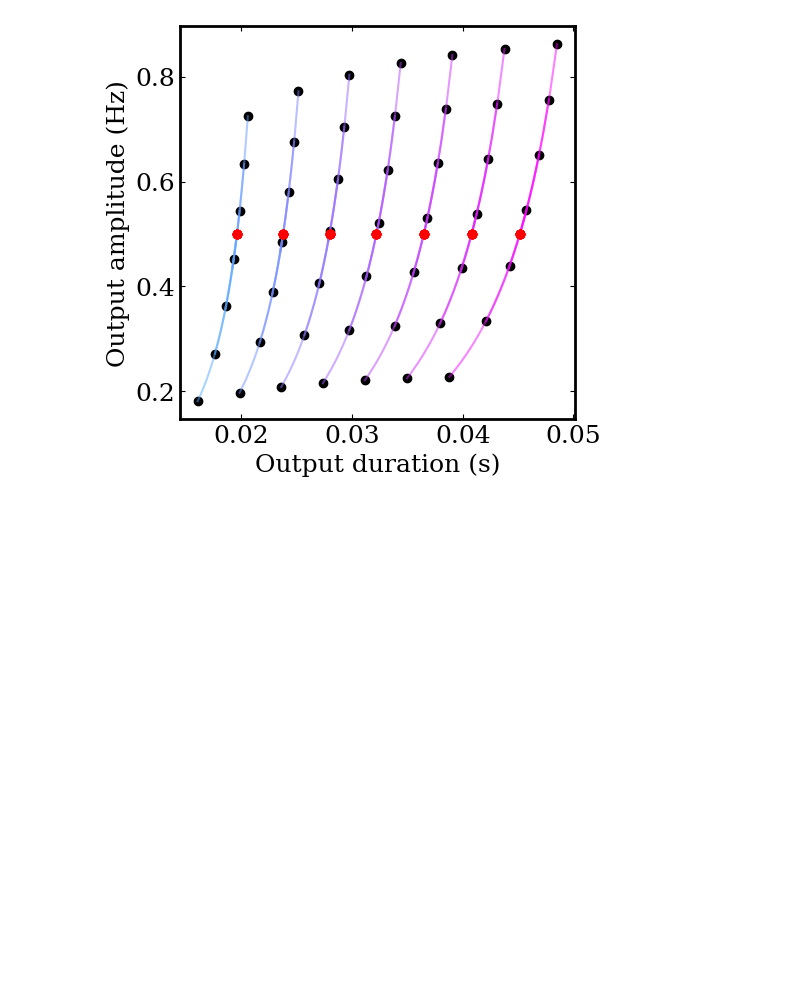
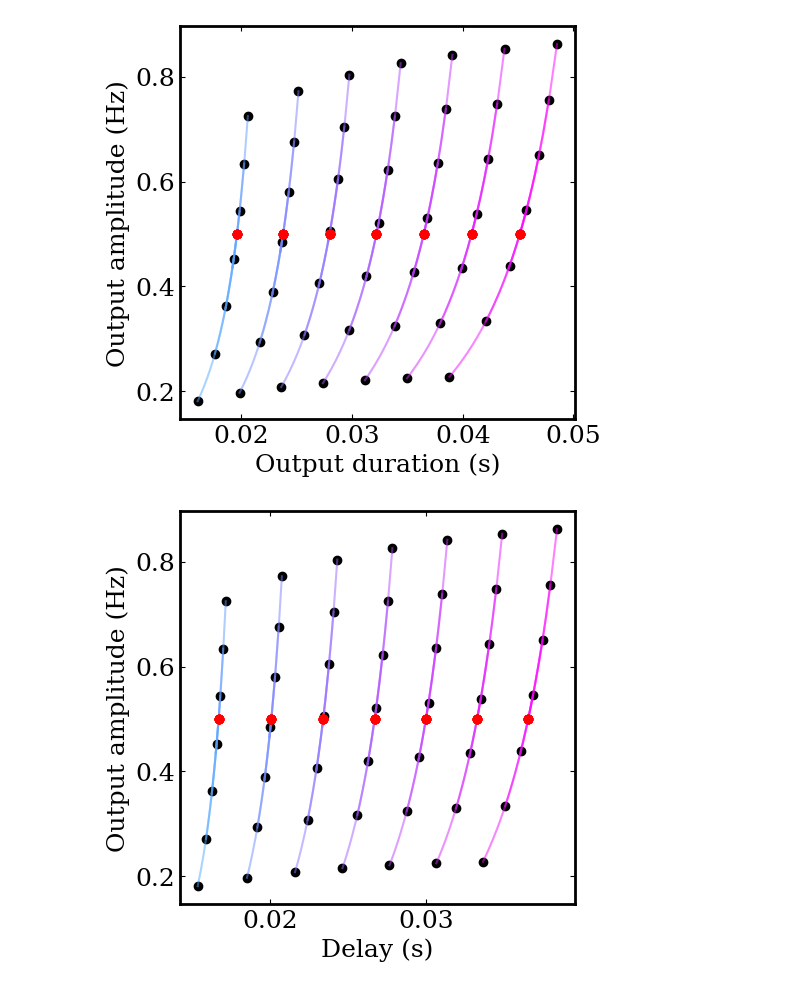
Before and after one commit to davidgbe/automated_plasticity_discovery, a Jupyter notebook: moment_control.ipynb, the cells around one changed output. Cells and saved outputs as stored; diff of their text form; code cells hidden in the pictures; blank space fills up the shorter version.

```diff
--- a/moment_control.ipynb
+++ b/moment_control.ipynb
@@ -407,5 +440,32 @@ plt.subplots_adjust(wspace=0, hspace=0.05)
 # %% [output]
 [figure]
+# %%
+scale = 1.7
+fig, axs = plt.subplots(1, 1, figsize=(3 * scale, 3 * scale))
+
+colors = get_ordered_colors('cool', len(trajs))
+for i_traj in range(0, trajs.shape[0], 1):
+    if i_traj % 10 < 3 or i_traj < 30:
+        continue
+    traj = trajs[i_traj, :]
+
+    x_idxs = np.arange(5, len(traj), 3)
+    y_idxs = np.arange(4, len(traj), 3)
+    axs.plot(traj[x_idxs], traj[y_idxs], color=colors[i_traj], alpha=0.5)
+#     axs.plot(traj[[0, 2]], traj[[1, 3]], '--', color=colors[i_traj], alpha=0.5)
+    axs.scatter([traj[5]], [traj[4]], color='black')
+    axs.scatter([traj[-1]], [traj[-2]], color='red', zorder=10)
+
+axs.set_xlabel('Delay (s)')
+axs.set_ylabel('Output amplitude (Hz)')
+
+axs.tick_params(axis='both', which='both', direction='in', right=True, top=True)
+plt.subplots_adjust(wspace=0, hspace=0.05)
+
+fig.savefig('./figures/single_setpoint_amp_delay.png')
+fig.savefig('./figures/single_setpoint_amp_delay.svg')
+# %% [output]
+[figure, added]
 # %%
 trajs_exc = copy(trajs)
 # %%
```
Also changed, not shown: parts of 7 cells of this notebook.
